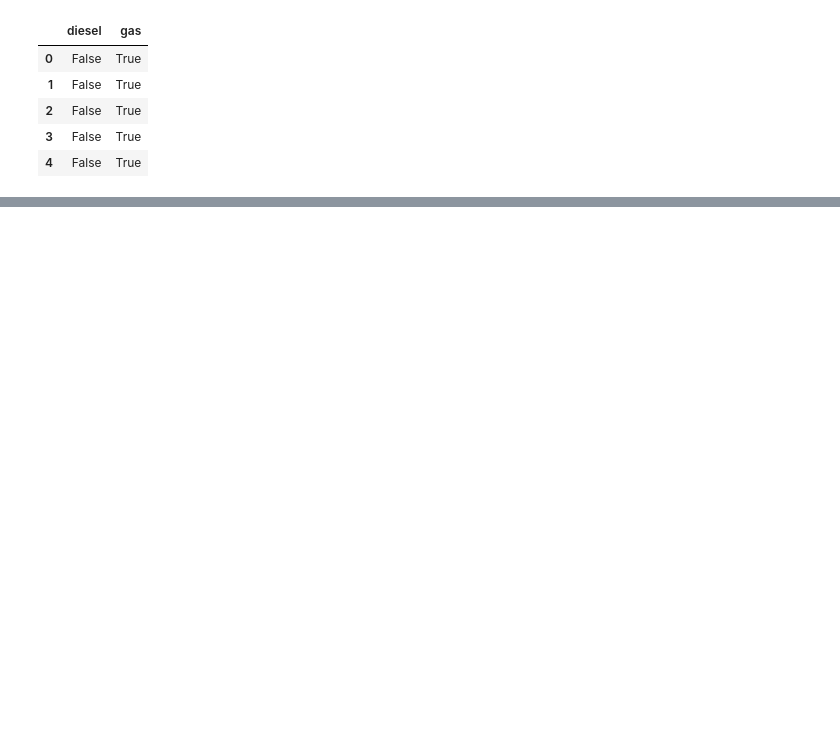
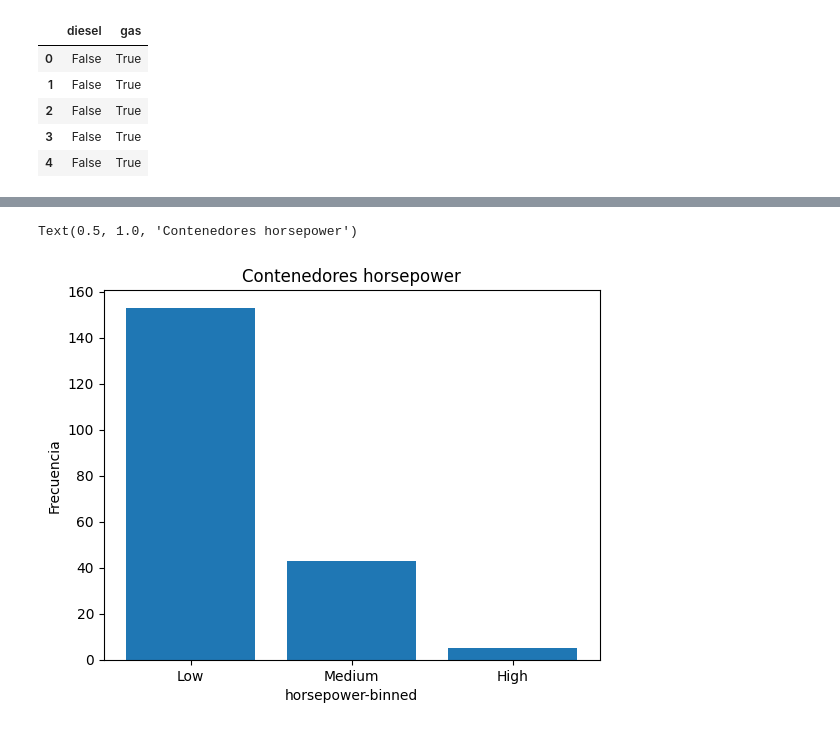
Before and after one commit to JesusRosales70/Machine-Learning, a Jupyter notebook: Unidad 1/Practica_1_DataWrangling.ipynb, the cells around one changed output, grey strips where cells are left out. Saved outputs shown, nothing was run; the diff lists cells and outputs as text; code cells hidden in the pictures; blank space fills up the shorter version.

```diff
--- a/Unidad 1/Practica_1_DataWrangling.ipynb
+++ b/Unidad 1/Practica_1_DataWrangling.ipynb
@@ -216,0 +407,4 @@ Text(0.5, 1.0, 'Contenedores horsepower')
+# %%
+grupos = ['Low', 'Medium', 'High']
+autos['horsepower-binned'] = pd.cut(autos['horsepower'], bins, labels=grupos, include_lowest=True )
+autos[['horsepower','horsepower-binned']].head(10)
@@ -216,0 +432,8 @@ Text(0.5, 1.0, 'Contenedores horsepower')
+# %%
+plt.pyplot.bar(grupos, autos["horsepower-binned"].value_counts())
+plt.pyplot.xlabel("horsepower-binned")
+plt.pyplot.ylabel("Frecuencia")
+plt.pyplot.title("Contenedores horsepower")
+# %% [output]
+Text(0.5, 1.0, 'Contenedores horsepower')
+[figure, added]
```
Also changed, not shown: parts of 44 cells of this notebook.
